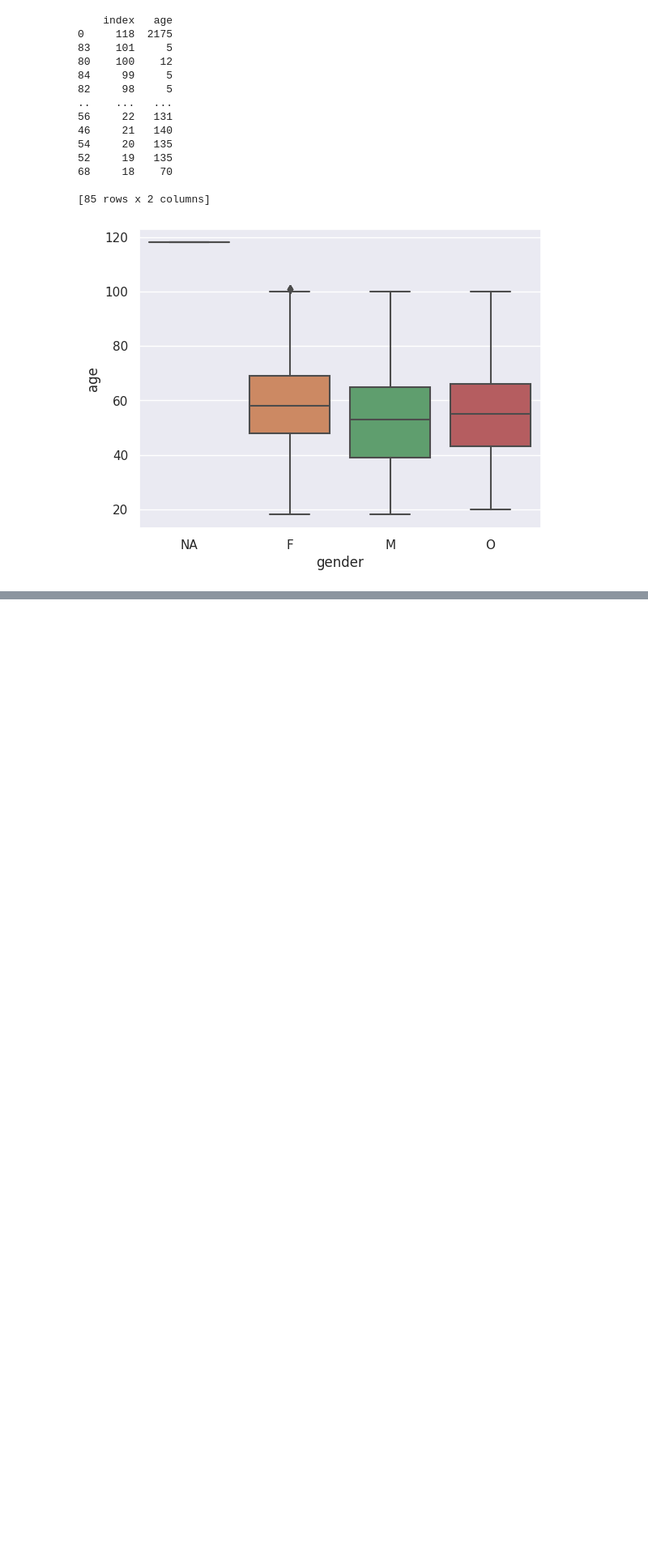
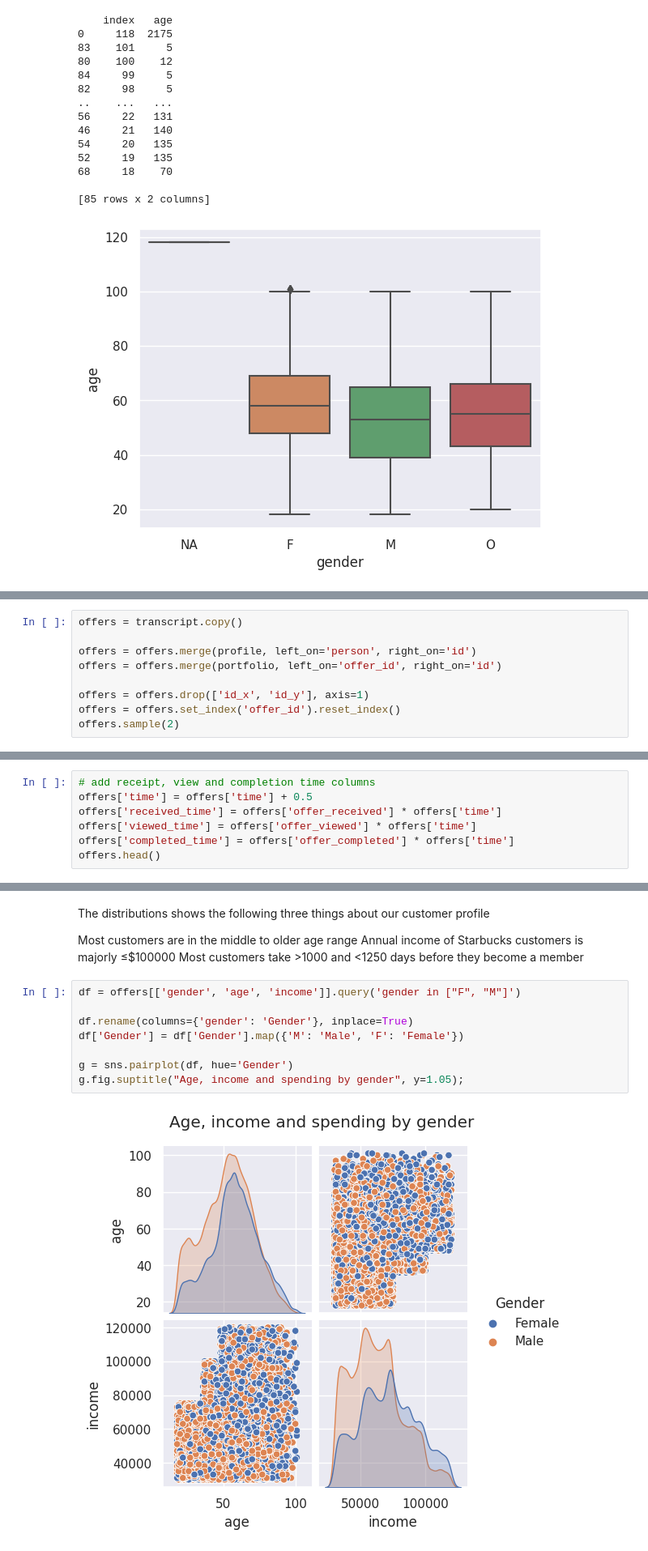
Before and after one commit to LucasGuiraldelli/DataScience-StarbucksCapstone, a Jupyter notebook: StarbucksProject/Starbucks_Capstone_Notebook.ipynb, the cells around one changed output, grey strips where cells are left out. Shown at 81% size. Cells and saved outputs as stored; diff of their text form; blank space fills up the shorter version.

```diff
--- a/StarbucksProject/Starbucks_Capstone_Notebook.ipynb
+++ b/StarbucksProject/Starbucks_Capstone_Notebook.ipynb
@@ -309,0 +310,9 @@ sns.lmplot(x="time_membership", y="income", data=profile_clean, hue='gender')
+# %%
+offers = transcript.copy()
+
+offers = offers.merge(profile, left_on='person', right_on='id')
+offers = offers.merge(portfolio, left_on='offer_id', right_on='id')
+
+offers = offers.drop(['id_x', 'id_y'], axis=1)
+offers = offers.set_index('offer_id').reset_index()
+offers.sample(2)
@@ -309,0 +324,7 @@ sns.lmplot(x="time_membership", y="income", data=profile_clean, hue='gender')
+# %%
+# add receipt, view and completion time columns
+offers['time'] = offers['time'] + 0.5
+offers['received_time'] = offers['offer_received'] * offers['time']
+offers['viewed_time'] = offers['offer_viewed'] * offers['time']
+offers['completed_time'] = offers['offer_completed'] * offers['time']
+offers.head()
@@ -309,0 +348,16 @@ sns.lmplot(x="time_membership", y="income", data=profile_clean, hue='gender')
+# %% [markdown]
+The distributions shows the following three things about our customer profile
+
+Most customers are in the middle to older age range
+Annual income of Starbucks customers is majorly ≤$100000
+Most customers take >1000 and <1250 days before they become a member
+# %%
+df = offers[['gender', 'age', 'income']].query('gender in ["F", "M"]')
+
+df.rename(columns={'gender': 'Gender'}, inplace=True)
+df['Gender'] = df['Gender'].map({'M': 'Male', 'F': 'Female'})
+
+g = sns.pairplot(df, hue='Gender')
+g.fig.suptitle("Age, income and spending by gender", y=1.05);
+# %% [output]
+[figure, added]
```
Also changed, not shown: parts of 40 cells of this notebook, 6 other files.
